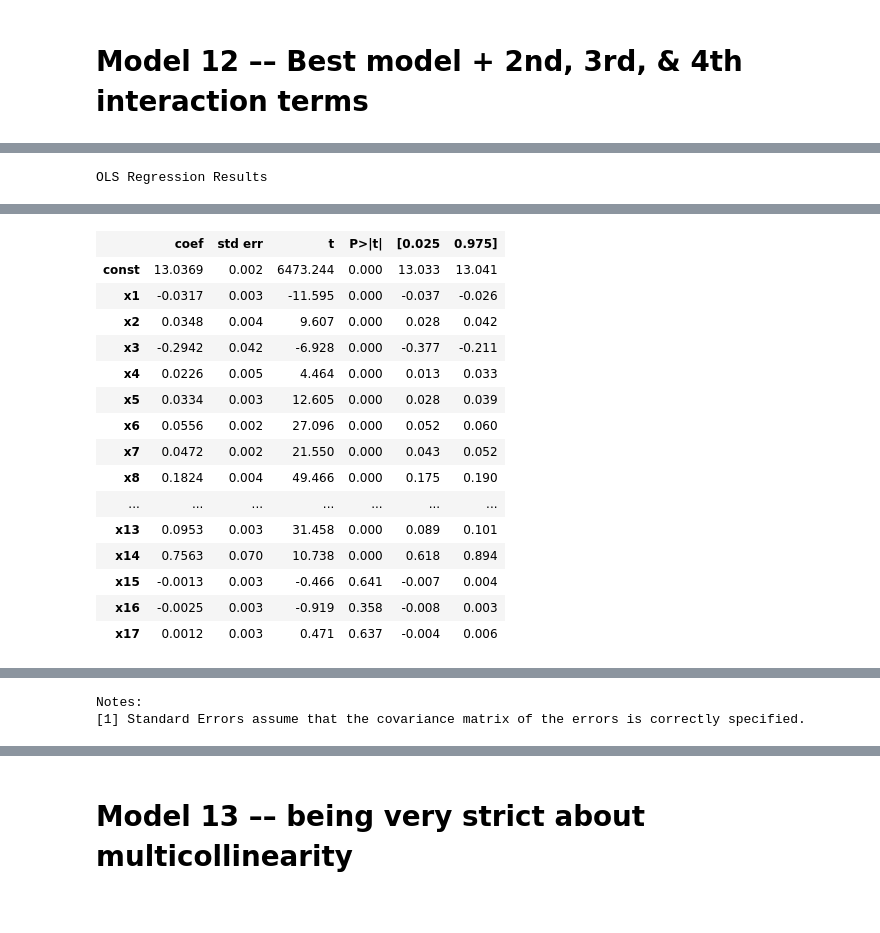
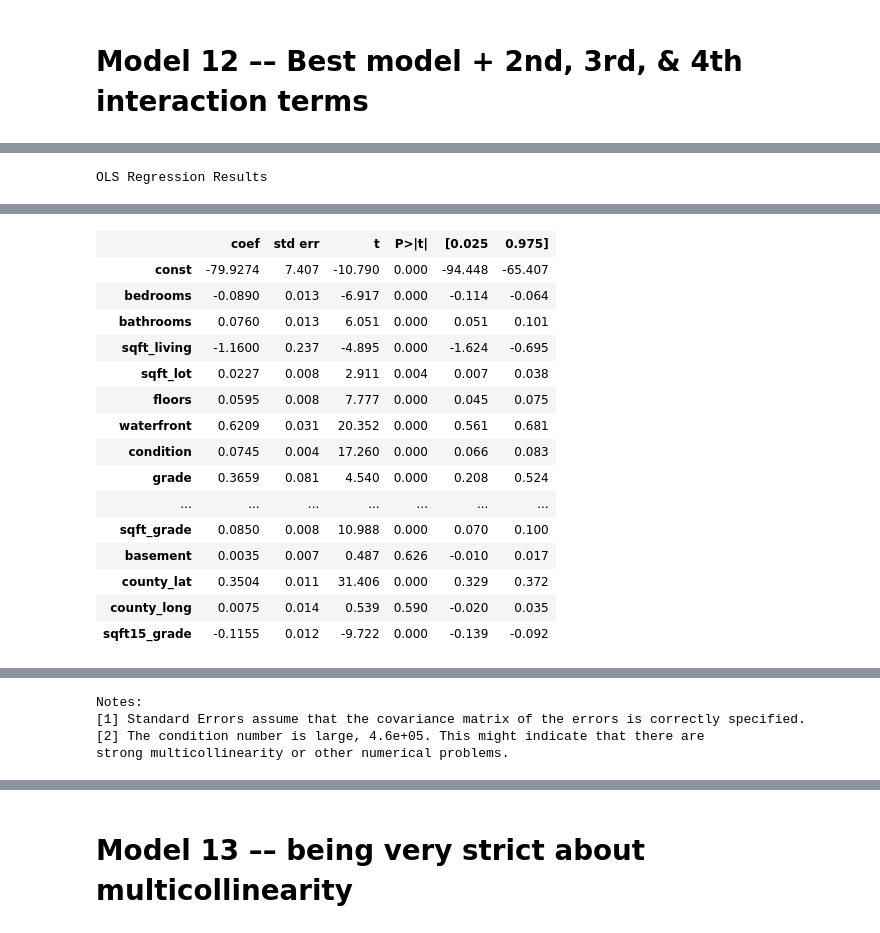
Before and after one commit to ericdnbn/Phase_2_Project, a Jupyter notebook: Eric's Project 2 Notebook.ipynb, the cells around one changed output, grey strips where cells are left out. Drawn from its saved outputs; the diff is of its cells as text; code cells hidden in the pictures.

```diff
--- a/Eric's Project 2 Notebook.ipynb
+++ b/Eric's Project 2 Notebook.ipynb
@@ -2121,7 +2179,11 @@ X_col12 = ['bedrooms',
          'yrs_old',
          'sqft_house_neighbors',
          'sqft_age',
-         'sqft_grade']
+         'sqft_grade',
+         'basement',
+         'county_lat',
+         'county_long',
+         'sqft15_grade']
 X12 = df2[X_col12]
 y12 = df2['price']
 
@@ -2129,14 +2191,18 @@ y12 = df2['price']
  #   X_col.append(col)
 
 # Perform split
-X_train12, X_test12, y_train12, y_test12 = train_test_split(X12, y12, test_size=0.25, random_state=20)
+X_train12, X_test12, y_train12, y_test12 = train_test_split(X12, y12, test_size=0.25, random_state=29)
 
 #print(X_train)
+
+
 # Scale training and testing data
-scaler = StandardScaler()
 
-X_train_scale12 = scaler.fit_transform(X_train12)
-X_test_scale12 = scaler.fit_transform(X_test12)
+#scaler = StandardScaler()
+
+#X_train_scale12 = scaler.fit_transform(X_train12)
+#X_test_scale12 = scaler.fit_transform(X_test12)
+
 
 # Create Model
 
@@ -2144,7 +2210,7 @@ X_test_scale12 = scaler.fit_transform(X_test12)
 reg = LinearRegression()
 
 # Fit the model to the dataset
-result = reg.fit(X_train_scale12, y_train12)
+result = reg.fit(X_train12, y_train12)
 
 # Retrieve estimated slope coefficient
 print(result.coef_)
@@ -2188,33 +2256,11 @@ print(y_test_rmse12)
 # %%
-X_col12 = ['bedrooms',
-         'bathrooms',
-         'sqft_living',
-         'sqft_lot',
-         'floors',
-         'waterfront',
-         'condition',
-         'grade',
-         'lat',
-         'long',
-         'sqft_living15',
-         'sqft_lot15',
-         'yrs_old',
-         'sqft_house_neighbors',
-         'sqft_age',
-         'sqft_grade']
 
-X12 = df2[X_col11]
-y12 = df2['price']
-
-scaler = StandardScaler()
-
-X_scale12 = scaler.fit_transform(X12)
 
 # Using the sm.OLS() method, we need to manually add constant to the model
-X12 = sm.add_constant(X_scale12)
+X_train12 = sm.add_constant(X_train12)
 
 # Create the model object
-model = sm.OLS(y12, X12)
+model = sm.OLS(y_train12, X_train12)
 
 # Fit the model to the dataset
 result = model.fit()
@@ -2234,17 +2280,17 @@ OLS Regression Results
 | Covariance Type: | nonrobust |  |  |
 |  | coef | std err | t | P>|t| | [0.025 | 0.975] |
-| const | 13.0369 | 0.002 | 6473.244 | 0.000 | 13.033 | 13.041 |
-| x1 | -0.0317 | 0.003 | -11.595 | 0.000 | -0.037 | -0.026 |
-| x2 | 0.0348 | 0.004 | 9.607 | 0.000 | 0.028 | 0.042 |
-| x3 | -0.2942 | 0.042 | -6.928 | 0.000 | -0.377 | -0.211 |
-| x4 | 0.0226 | 0.005 | 4.464 | 0.000 | 0.013 | 0.033 |
-| x5 | 0.0334 | 0.003 | 12.605 | 0.000 | 0.028 | 0.039 |
-| x6 | 0.0556 | 0.002 | 27.096 | 0.000 | 0.052 | 0.060 |
-| x7 | 0.0472 | 0.002 | 21.550 | 0.000 | 0.043 | 0.052 |
-| x8 | 0.1824 | 0.004 | 49.466 | 0.000 | 0.175 | 0.190 |
+| const | -79.9274 | 7.407 | -10.790 | 0.000 | -94.448 | -65.407 |
+| bedrooms | -0.0890 | 0.013 | -6.917 | 0.000 | -0.114 | -0.064 |
+| bathrooms | 0.0760 | 0.013 | 6.051 | 0.000 | 0.051 | 0.101 |
+| sqft_living | -1.1600 | 0.237 | -4.895 | 0.000 | -1.624 | -0.695 |
+| sqft_lot | 0.0227 | 0.008 | 2.911 | 0.004 | 0.007 | 0.038 |
+| floors | 0.0595 | 0.008 | 7.777 | 0.000 | 0.045 | 0.075 |
+| waterfront | 0.6209 | 0.031 | 20.352 | 0.000 | 0.561 | 0.681 |
+| condition | 0.0745 | 0.004 | 17.260 | 0.000 | 0.066 | 0.083 |
+| grade | 0.3659 | 0.081 | 4.540 | 0.000 | 0.208 | 0.524 |
 | ... | ... | ... | ... | ... | ... | ... |
-| x13 | 0.0953 | 0.003 | 31.458 | 0.000 | 0.089 | 0.101 |
-| x14 | 0.7563 | 0.070 | 10.738 | 0.000 | 0.618 | 0.894 |
-| x15 | -0.0013 | 0.003 | -0.466 | 0.641 | -0.007 | 0.004 |
-| x16 | -0.0025 | 0.003 | -0.919 | 0.358 | -0.008 | 0.003 |
-| x17 | 0.0012 | 0.003 | 0.471 | 0.637 | -0.004 | 0.006 |
+| sqft_grade | 0.0850 | 0.008 | 10.988 | 0.000 | 0.070 | 0.100 |
+| basement | 0.0035 | 0.007 | 0.487 | 0.626 | -0.010 | 0.017 |
+| county_lat | 0.3504 | 0.011 | 31.406 | 0.000 | 0.329 | 0.372 |
+| county_long | 0.0075 | 0.014 | 0.539 | 0.590 | -0.020 | 0.035 |
+| sqft15_grade | -0.1155 | 0.012 | -9.722 | 0.000 | -0.139 | -0.092 |
@@ -2255,5 +2301,7 @@ OLS Regression Results
 Notes:
 [1] Standard Errors assume that the covariance matrix of the errors is correctly specified.
+[2] The condition number is large, 4.6e+05. This might indicate that there are
+strong multicollinearity or other numerical problems.
 # %%
 #df2.drop(axis=1,columns=['date','month','season','x0_2','x0_3','x0_4'],inplace=True)
 # %%
```
Also changed, not shown: parts of 140 cells of this notebook, 5 other files.
